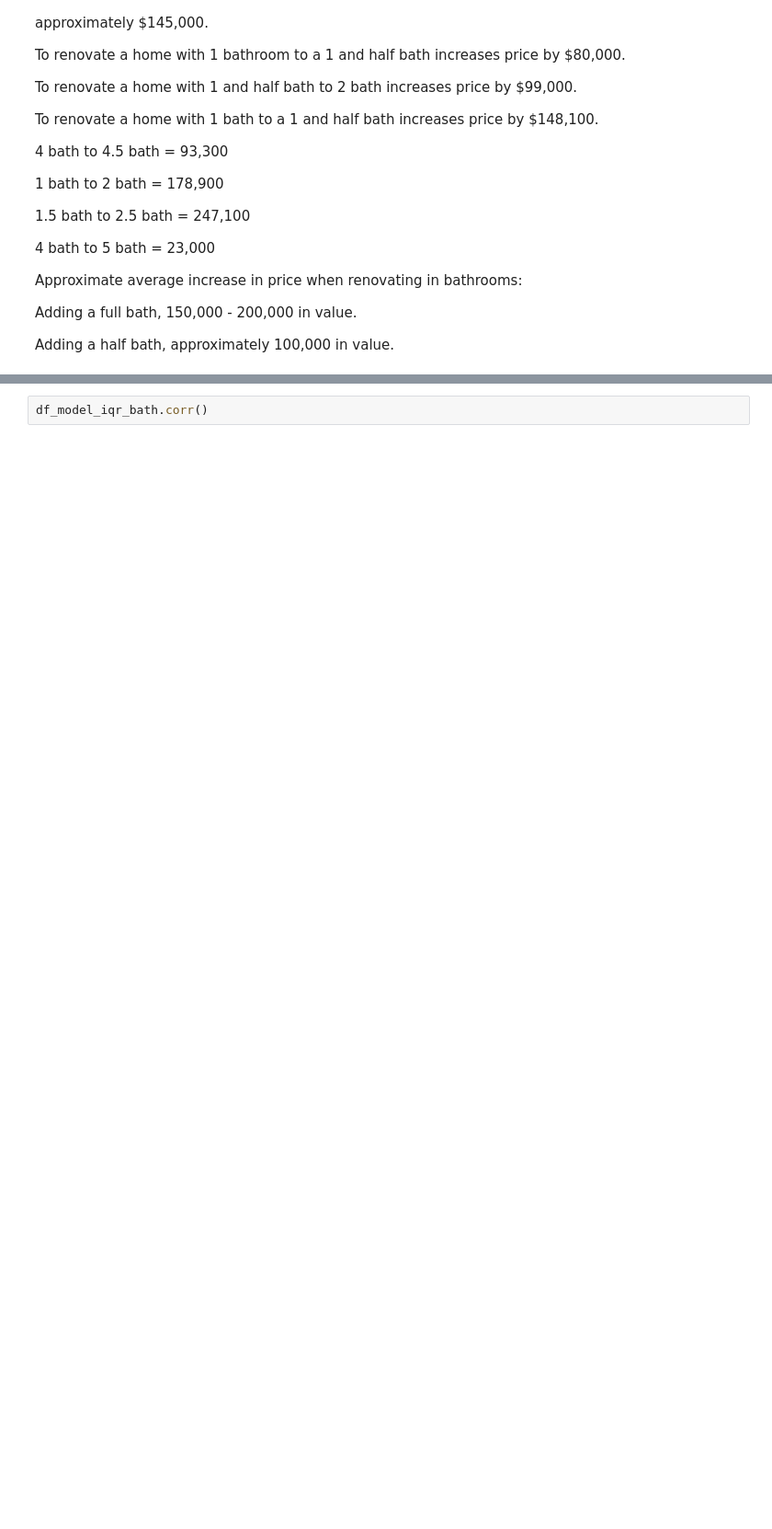
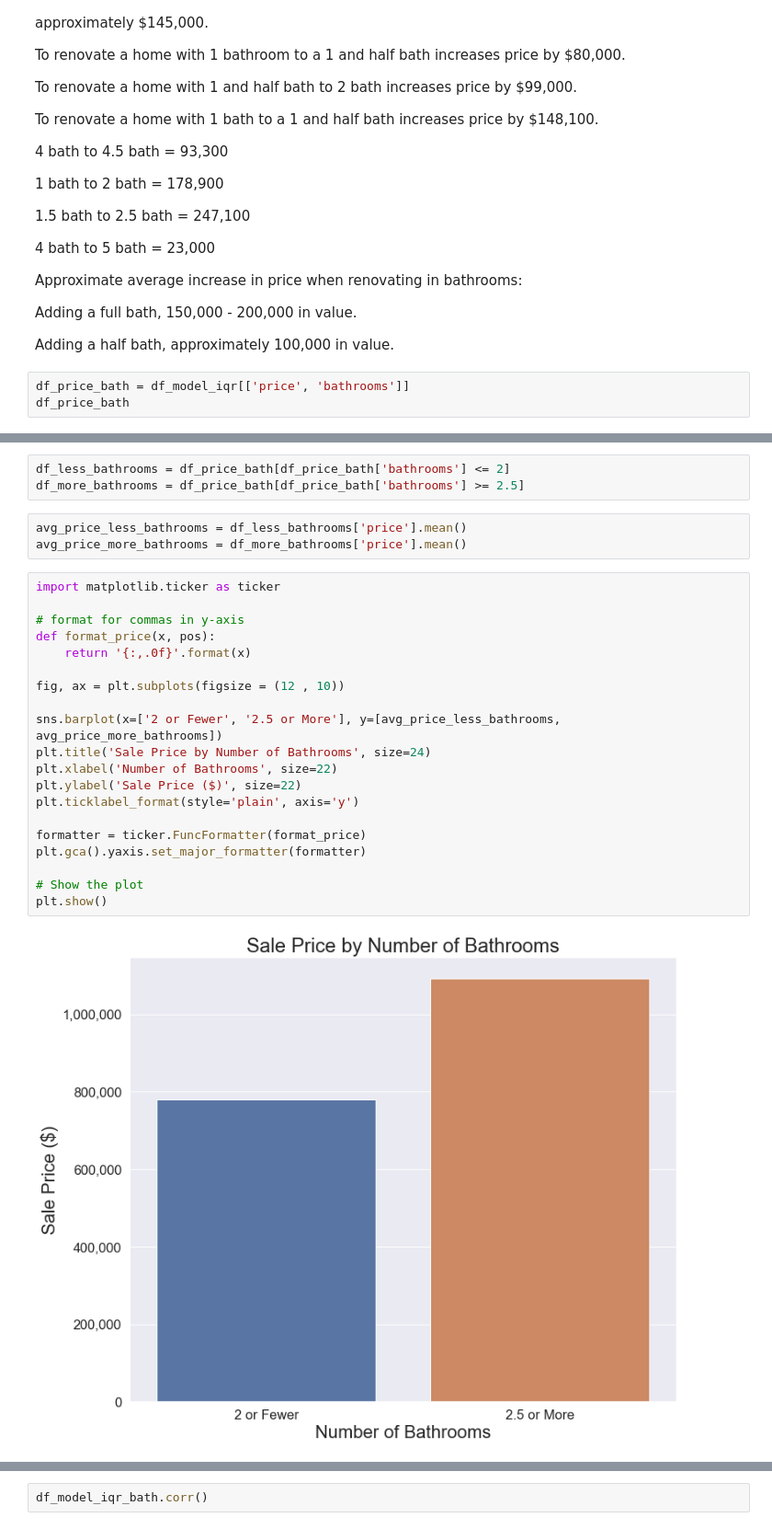
Before and after one commit to russelltblanch1993/PSRproject2, a Jupyter notebook: sean_notebook.ipynb, the cells around one changed output, grey strips where cells are left out. Shown at 92% size. Cells and saved outputs as stored; diff of their text form; blank space fills up the shorter version.

Commit message:
final notebook push, changes made to bathroom models

```diff
--- a/sean_notebook.ipynb
+++ b/sean_notebook.ipynb
@@ -520,3 +520,6 @@ Approximate average increase in price when renovating in bathrooms:
 Adding a full bath, 150,000 - 200,000 in value.
 
 Adding a half bath, approximately 100,000 in value.
+# %%
+df_price_bath = df_model_iqr[['price', 'bathrooms']]
+df_price_bath
@@ -522,0 +540,28 @@ Adding a half bath, approximately 100,000 in value.
+# %%
+df_less_bathrooms = df_price_bath[df_price_bath['bathrooms'] <= 2]
+df_more_bathrooms = df_price_bath[df_price_bath['bathrooms'] >= 2.5]
+# %%
+avg_price_less_bathrooms = df_less_bathrooms['price'].mean()
+avg_price_more_bathrooms = df_more_bathrooms['price'].mean()
+# %%
+import matplotlib.ticker as ticker
+
+# format for commas in y-axis
+def format_price(x, pos):
+    return '{:,.0f}'.format(x)
+
+fig, ax = plt.subplots(figsize = (12 , 10))
+
+sns.barplot(x=['2 or Fewer', '2.5 or More'], y=[avg_price_less_bathrooms, avg_price_more_bathrooms])
+plt.title('Sale Price by Number of Bathrooms', size=24)
+plt.xlabel('Number of Bathrooms', size=22)
+plt.ylabel('Sale Price ($)', size=22)
+plt.ticklabel_format(style='plain', axis='y')
+
+formatter = ticker.FuncFormatter(format_price)
+plt.gca().yaxis.set_major_formatter(formatter)
+
+# Show the plot
+plt.show()
+# %% [output]
+[figure, added]
```
Also changed, not shown: parts of 18 cells of this notebook.
